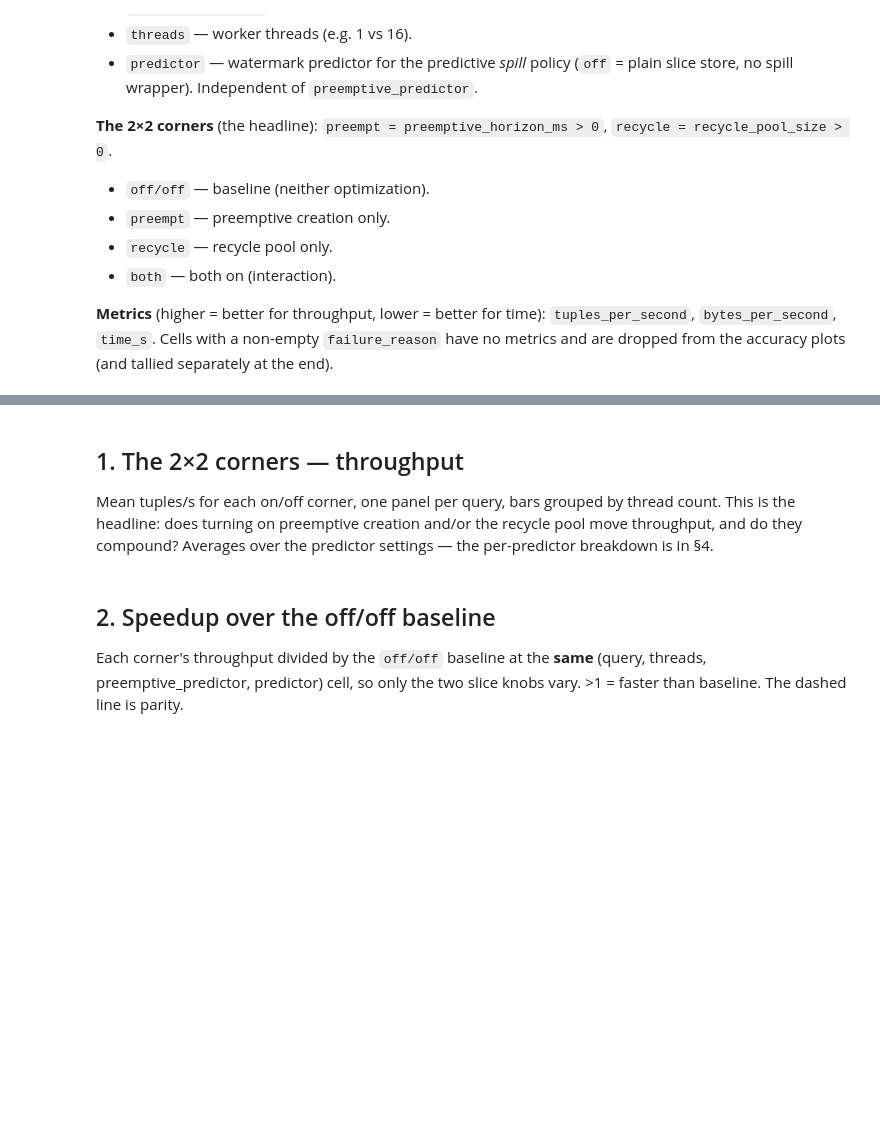
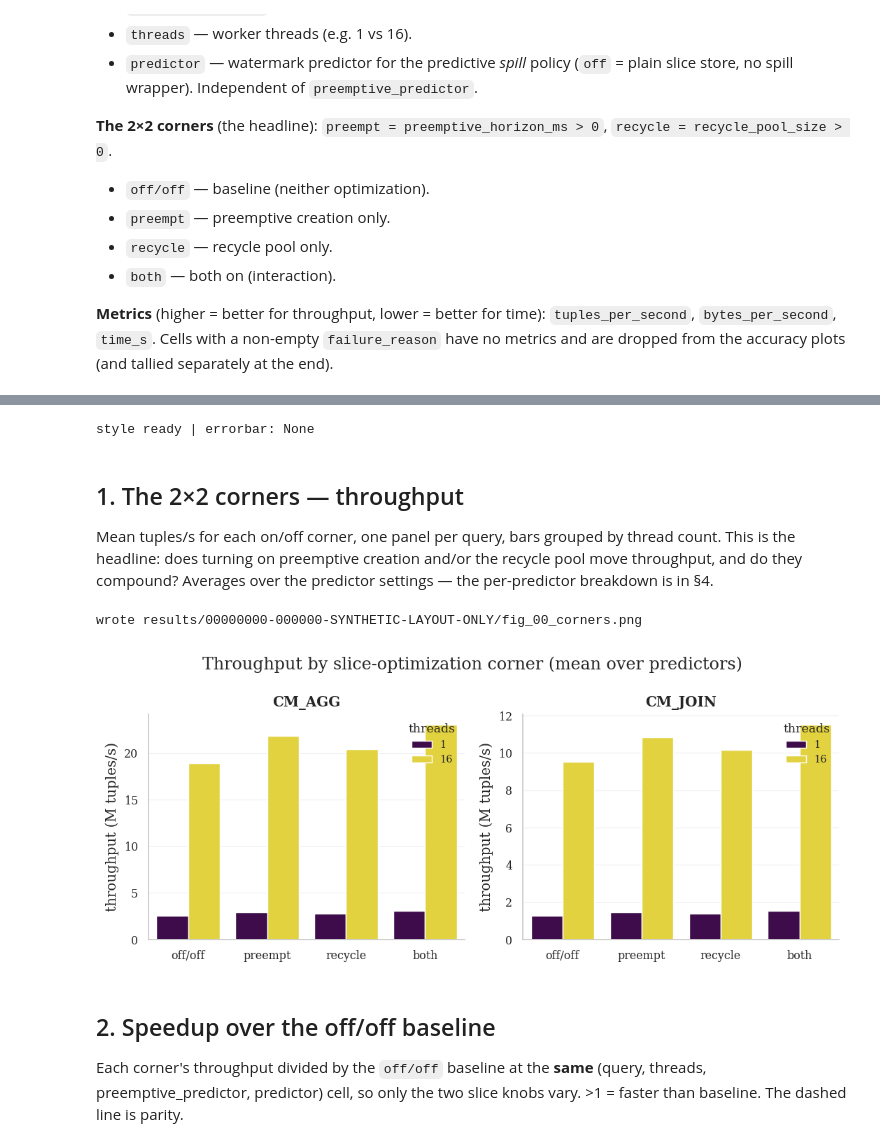
Before and after one commit to Watermark-Prediction-NES/nebulastream, a Jupyter notebook: scripts/benchmarking/slice_optimization_benchmarks/plot_results.ipynb, the cells around one changed output, grey strips where cells are left out. Cells and saved outputs as stored; diff of their text form; code cells hidden in the pictures; blank space fills up the shorter version.

```diff
--- a/scripts/benchmarking/slice_optimization_benchmarks/plot_results.ipynb
+++ b/scripts/benchmarking/slice_optimization_benchmarks/plot_results.ipynb
@@ -57,12 +57,27 @@ def corner(r):
 df['corner'] = df.apply(corner, axis=1)
 df['corner'] = pd.Categorical(df['corner'], categories=CORNER_ORDER, ordered=True)
 df['tps_M'] = df['tuples_per_second'] / 1e6
+df['MiB_per_s'] = df['bytes_per_second'] / 2**20
+FIG_DIR = csv_path.parent
 
 # ok = scored cells only (drop failures) for the throughput/time plots.
 ok = df[~df['failed']].copy()
 QUERIES = sorted(df['query'].unique())
 THREADS = sorted(df['threads'].dropna().unique().astype(int))
 PREDICTORS = sorted(df['predictor'].unique())
+PREEMPT_PREDICTORS = sorted(df['preemptive_predictor'].astype(str).unique())
+HORIZONS = sorted(df['preemptive_horizon_ms'].dropna().unique().astype(int))
+POOLS = sorted(df['recycle_pool_size'].dropna().unique().astype(int))
+
+# `runs` is the number of successful repetitions averaged into each row. With one run per cell every
+# bar below is a single measurement: seaborn will draw no interval, and the absence of an interval is
+# not evidence of low variance. Say so rather than let a reader assume otherwise.
+MAX_RUNS = int(df['runs'].max()) if df['runs'].notna().any() else 0
+if MAX_RUNS < 2:
+    print(f'SINGLE-RUN DATA (runs={MAX_RUNS}): no confidence intervals are computable. Raise '
+          f'RUNS_PER_CELL in benchmark.py to >=3 before quoting any of these numbers as a result.')
+
 print('queries:', QUERIES, '| threads:', THREADS, '| predictors:', PREDICTORS,
+      '| preemptive predictors:', PREEMPT_PREDICTORS, '| horizons:', HORIZONS, '| pools:', POOLS,
       '| failed:', int(df['failed'].sum()), '/', len(df))
 ok.head()
@@ -89,23 +114,44 @@ plt.rcParams.update({
 })
 CORNER_PALETTE = dict(zip(CORNER_ORDER, sns.color_palette('tab10', 4)))
 PRED_PALETTE = dict(zip(PREDICTORS, sns.color_palette('Set2', len(PREDICTORS))))
-print('style ready')
+PREEMPT_PALETTE = dict(zip(PREEMPT_PREDICTORS, sns.color_palette('Dark2', len(PREEMPT_PREDICTORS))))
+
+# With a single run per cell there is nothing to build an interval from; asking seaborn for one just
+# costs a bootstrap. With repetitions, show a 95% CI.
+ERRORBAR = ('ci', 95) if MAX_RUNS >= 2 else None
+
+
+def save(fig, name):
+    """Write the figure next to the run's results.csv. This notebook previously had no savefig at
+    all, so none of its figures could be regenerated for a paper."""
+    out = FIG_DIR / f'{name}.png'
+    fig.savefig(out, bbox_inches='tight')
+    print('wrote', out)
+
+
+print('style ready | errorbar:', ERRORBAR)
+# %% [output]
+style ready | errorbar: None
 # %% [markdown]
 ## 1. The 2×2 corners — throughput
 Mean tuples/s for each on/off corner, one panel per query, bars grouped by thread count. This is the headline: does turning on preemptive creation and/or the recycle pool move throughput, and do they compound? Averages over the predictor settings — the per-predictor breakdown is in §4.
 # %%
 fig, axes = plt.subplots(1, len(QUERIES), figsize=(4.2 * len(QUERIES), 3.6), squeeze=False)
 for ax, q in zip(axes[0], QUERIES):
     sub = ok[ok['query'] == q]
     sns.barplot(sub, x='corner', y='tps_M', hue='threads', order=CORNER_ORDER,
-                palette='viridis', ax=ax)
+                palette='viridis', errorbar=ERRORBAR, ax=ax)
     ax.set_title(q)
     ax.set_xlabel('')
     ax.set_ylabel('throughput (M tuples/s)')
     ax.legend(title='threads', fontsize=8)
 fig.suptitle('Throughput by slice-optimization corner (mean over predictors)')
 fig.tight_layout()
+save(fig, 'fig_00_corners')
 plt.show()
+# %% [output]
+wrote results/00000000-000000-SYNTHETIC-LAYOUT-ONLY/fig_00_corners.png
+[figure, added]
 # %% [markdown]
 ## 2. Speedup over the off/off baseline
 Each corner's throughput divided by the `off/off` baseline at the **same** (query, threads, preemptive_predictor, predictor) cell, so only the two slice knobs vary. >1 = faster than baseline. The dashed line is parity.
```
Also changed, not shown: parts of 15 cells of this notebook.
